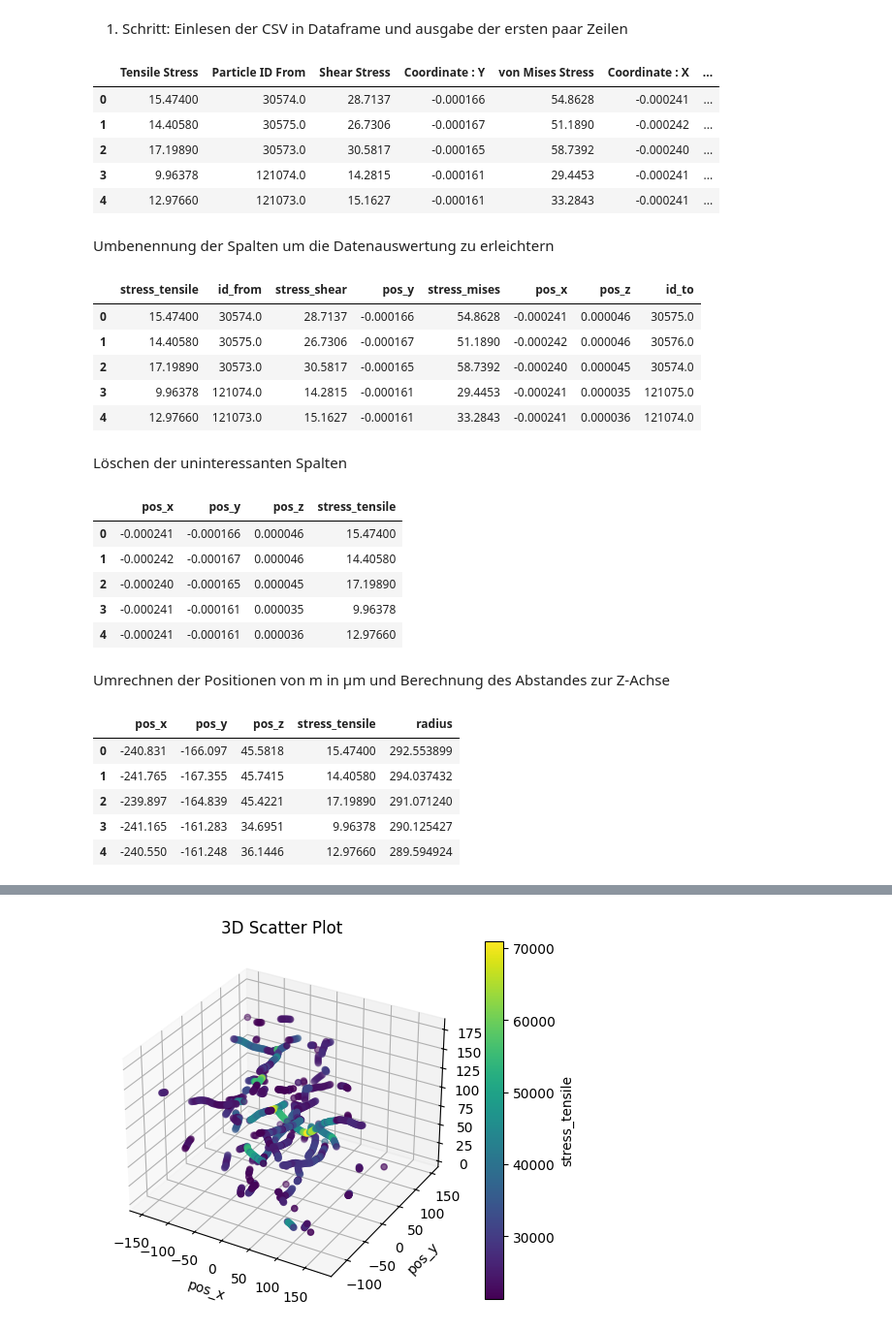
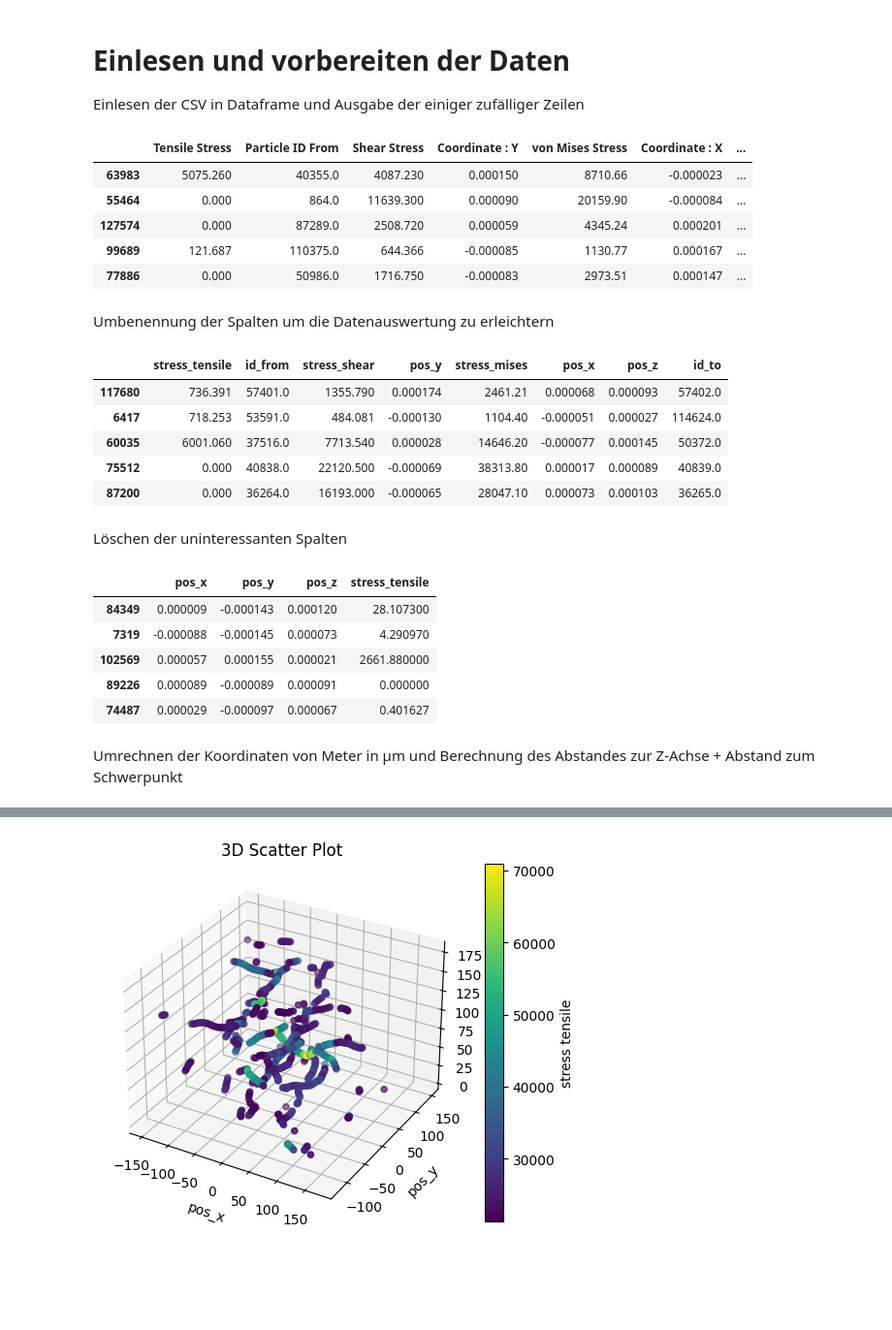
Before and after one commit to borkolli/pellet_spannung, a Jupyter notebook: spannungen_pellet.ipynb, the cells around one changed output, grey strips where cells are left out. Shown at 97% size. Cells and saved outputs as stored; diff of their text form; code cells hidden in the pictures; blank space fills up the shorter version.

```diff
--- a/spannungen_pellet.ipynb
+++ b/spannungen_pellet.ipynb
@@ -1,49 +1,50 @@
 # %% [markdown]
-1. Schritt:
-   Einlesen der CSV in Dataframe und ausgabe der ersten paar Zeilen
+# Einlesen und vorbereiten der Daten
+Einlesen der CSV in Dataframe und Ausgabe der einiger zufälliger Zeilen
 # %%
 import pandas as pd
 import numpy as np
 import seaborn as sns
 import matplotlib.pyplot as plt
 
-input_filename = '1run_225_end_compression_particle-data.csv'
+# url = "https://raw.githubusercontent.com/borkolli/pellet_spannung/main/datasets/1run_225_end_compression_particle-data.csv"
+filename = "1run_225_end_compression_particle-data.csv"
 
 # Read the CSV into a pandas DataFrame
-df = pd.read_csv(input_filename, skiprows=[1])  # Skip the first row with the "time (s)" information
+df = pd.read_csv(filename, skiprows=[1])  # Skip the first row with the "time (s)" information
 
-df.head()
+df.sample(5)
 # %% [output]
 |  | Tensile Stress | Particle ID From | Shear Stress | Coordinate : Y | von Mises Stress | Coordinate : X | ... |
-| 0 | 15.47400 | 30574.0 | 28.7137 | -0.000166 | 54.8628 | -0.000241 | ... |
-| 1 | 14.40580 | 30575.0 | 26.7306 | -0.000167 | 51.1890 | -0.000242 | ... |
-| 2 | 17.19890 | 30573.0 | 30.5817 | -0.000165 | 58.7392 | -0.000240 | ... |
-| 3 | 9.96378 | 121074.0 | 14.2815 | -0.000161 | 29.4453 | -0.000241 | ... |
-| 4 | 12.97660 | 121073.0 | 15.1627 | -0.000161 | 33.2843 | -0.000241 | ... |
+| 63983 | 5075.260 | 40355.0 | 4087.230 | 0.000150 | 8710.66 | -0.000023 | ... |
+| 55464 | 0.000 | 864.0 | 11639.300 | 0.000090 | 20159.90 | -0.000084 | ... |
+| 127574 | 0.000 | 87289.0 | 2508.720 | 0.000059 | 4345.24 | 0.000201 | ... |
+| 99689 | 121.687 | 110375.0 | 644.366 | -0.000085 | 1130.77 | 0.000167 | ... |
+| 77886 | 0.000 | 50986.0 | 1716.750 | -0.000083 | 2973.51 | 0.000147 | ... |
 # %% [markdown]
 Umbenennung der Spalten um die Datenauswertung zu erleichtern
 # %%
 new_column_names = {
     'Tensile Stress': 'stress_tensile',
     'Particle ID From': 'id_from',
     'Shear Stress': 'stress_shear',
     'Coordinate : Y': 'pos_y',
     'von Mises Stress': 'stress_mises',
     'Coordinate : X': 'pos_x',
     'Coordinate : Z': 'pos_z',
     'Particle ID To': 'id_to',
 }
 
 df.rename(columns=new_column_names, inplace=True)
 
-df.head()
+df.sample(5)
 # %% [output]
 |  | stress_tensile | id_from | stress_shear | pos_y | stress_mises | pos_x | pos_z | id_to |
-| 0 | 15.47400 | 30574.0 | 28.7137 | -0.000166 | 54.8628 | -0.000241 | 0.000046 | 30575.0 |
-| 1 | 14.40580 | 30575.0 | 26.7306 | -0.000167 | 51.1890 | -0.000242 | 0.000046 | 30576.0 |
-| 2 | 17.19890 | 30573.0 | 30.5817 | -0.000165 | 58.7392 | -0.000240 | 0.000045 | 30574.0 |
-| 3 | 9.96378 | 121074.0 | 14.2815 | -0.000161 | 29.4453 | -0.000241 | 0.000035 | 121075.0 |
-| 4 | 12.97660 | 121073.0 | 15.1627 | -0.000161 | 33.2843 | -0.000241 | 0.000036 | 121074.0 |
+| 117680 | 736.391 | 57401.0 | 1355.790 | 0.000174 | 2461.21 | 0.000068 | 0.000093 | 57402.0 |
+| 6417 | 718.253 | 53591.0 | 484.081 | -0.000130 | 1104.40 | -0.000051 | 0.000027 | 114624.0 |
+| 60035 | 6001.060 | 37516.0 | 7713.540 | 0.000028 | 14646.20 | -0.000077 | 0.000145 | 50372.0 |
+| 75512 | 0.000 | 40838.0 | 22120.500 | -0.000069 | 38313.80 | 0.000017 | 0.000089 | 40839.0 |
+| 87200 | 0.000 | 36264.0 | 16193.000 | -0.000065 | 28047.10 | 0.000073 | 0.000103 | 36265.0 |
 # %% [markdown]
 Löschen der uninteressanten Spalten
 # %%
@@ -54,28 +55,13 @@ new_order = ['pos_x', 'pos_y', 'pos_z', 'stress_tensile']
 
 # Modify the original DataFrame in place
 df = df[new_order].copy()
-df.head()
+df.sample(5)
 # %% [output]
 |  | pos_x | pos_y | pos_z | stress_tensile |
-| 0 | -0.000241 | -0.000166 | 0.000046 | 15.47400 |
-| 1 | -0.000242 | -0.000167 | 0.000046 | 14.40580 |
-| 2 | -0.000240 | -0.000165 | 0.000045 | 17.19890 |
-| 3 | -0.000241 | -0.000161 | 0.000035 | 9.96378 |
-| 4 | -0.000241 | -0.000161 | 0.000036 | 12.97660 |
+| 84349 | 0.000009 | -0.000143 | 0.000120 | 28.107300 |
+| 7319 | -0.000088 | -0.000145 | 0.000073 | 4.290970 |
+| 102569 | 0.000057 | 0.000155 | 0.000021 | 2661.880000 |
+| 89226 | 0.000089 | -0.000089 | 0.000091 | 0.000000 |
+| 74487 | 0.000029 | -0.000097 | 0.000067 | 0.401627 |
-# %% [markdown]
-Umrechnen der Positionen von m in µm
-und Berechnung des Abstandes zur Z-Achse
-# %%
-df['pos_x'] *= 1e6
-df['pos_y'] *= 1e6
-df['pos_z'] *= 1e6
-df['radius'] = (df['pos_x']**2 + df['pos_y']**2).apply(lambda x: x**0.5)
-
-df.head()
-# %% [output]
-|  | pos_x | pos_y | pos_z | stress_tensile | radius |
-| 0 | -240.831 | -166.097 | 45.5818 | 15.47400 | 292.553899 |
-| 1 | -241.765 | -167.355 | 45.7415 | 14.40580 | 294.037432 |
-| 2 | -239.897 | -164.839 | 45.4221 | 17.19890 | 291.071240 |
-| 3 | -241.165 | -161.283 | 34.6951 | 9.96378 | 290.125427 |
-| 4 | -240.550 | -161.248 | 36.1446 | 12.97660 | 289.594924 |
+# %% [markdown]
+Umrechnen der Koordinaten von Meter in µm und Berechnung des Abstandes zur Z-Achse + Abstand zum Schwerpunkt
```
Also changed, not shown: parts of 27 cells of this notebook, 1 other file.
